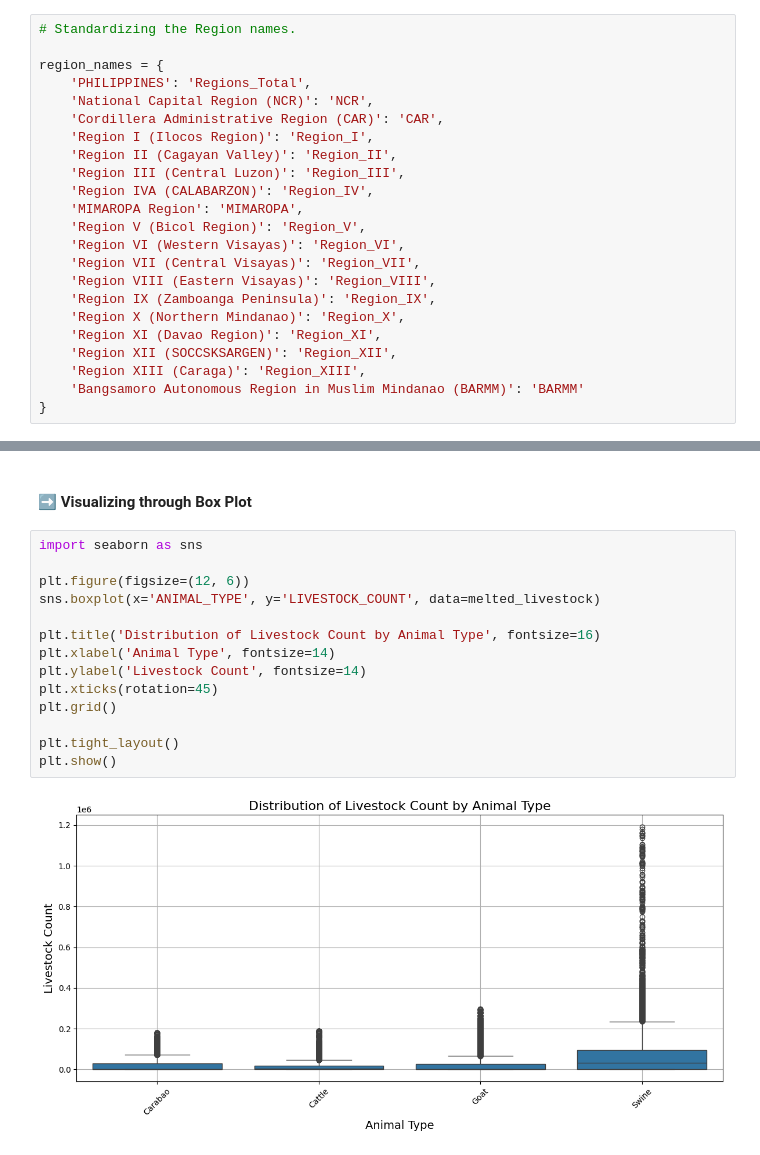
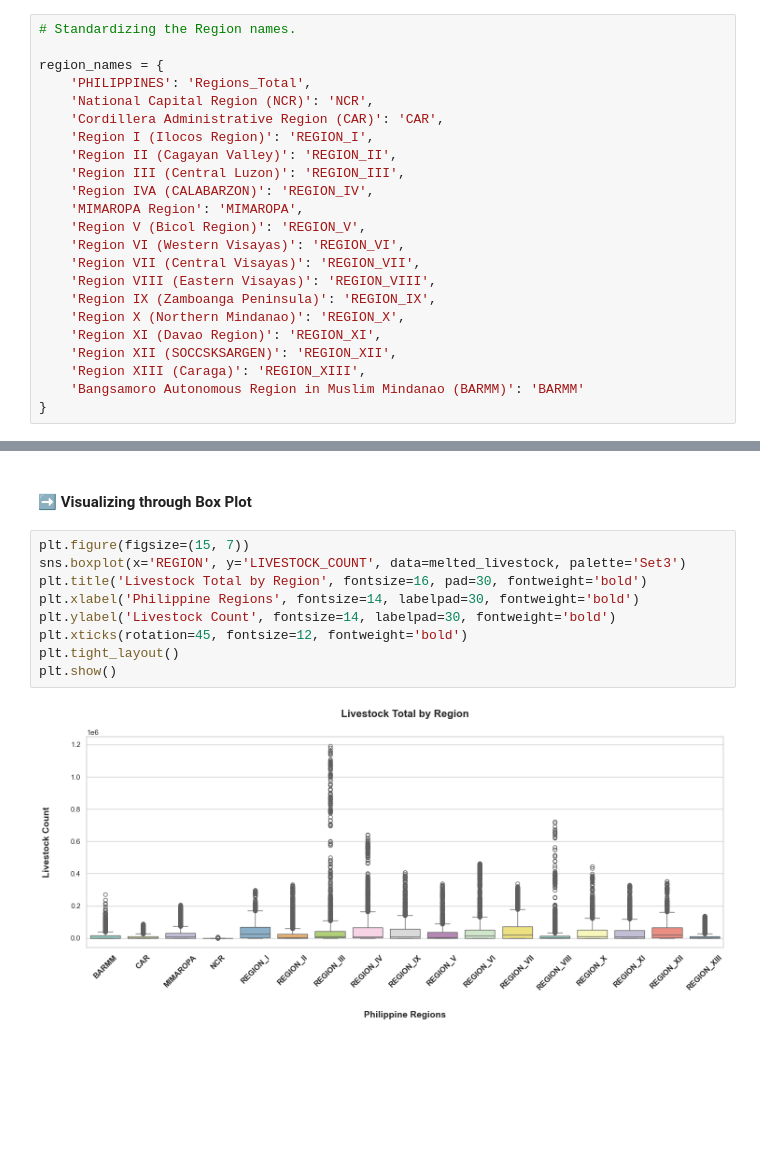
Before and after one commit to alpacaShiro/Livestock_Lifelines, a Jupyter notebook: Group2_4CSC_LivestockLifelines.ipynb, the cells around one changed output, grey strips where cells are left out. Saved outputs shown, nothing was run; the diff lists cells and outputs as text; blank space fills up the shorter version.

Commit message:
Added more Visualizations
1. Fixed the Bar Graphs
2. Fixed the TIme Series Analysis
3. Fixed the Box Plots
4. Added Scatter Plots

```diff
--- a/Group2_4CSC_LivestockLifelines.ipynb
+++ b/Group2_4CSC_LivestockLifelines.ipynb
@@ -580,20 +600,20 @@ region_names = {
     'PHILIPPINES': 'Regions_Total',
     'National Capital Region (NCR)': 'NCR',
     'Cordillera Administrative Region (CAR)': 'CAR',
-    'Region I (Ilocos Region)': 'Region_I',
-    'Region II (Cagayan Valley)': 'Region_II',
-    'Region III (Central Luzon)': 'Region_III',
-    'Region IVA (CALABARZON)': 'Region_IV',
+    'Region I (Ilocos Region)': 'REGION_I',
+    'Region II (Cagayan Valley)': 'REGION_II',
+    'Region III (Central Luzon)': 'REGION_III',
+    'Region IVA (CALABARZON)': 'REGION_IV',
     'MIMAROPA Region': 'MIMAROPA',
-    'Region V (Bicol Region)': 'Region_V',
-    'Region VI (Western Visayas)': 'Region_VI',
-    'Region VII (Central Visayas)': 'Region_VII',
-    'Region VIII (Eastern Visayas)': 'Region_VIII',
-    'Region IX (Zamboanga Peninsula)': 'Region_IX',
-    'Region X (Northern Mindanao)': 'Region_X',
-    'Region XI (Davao Region)': 'Region_XI',
-    'Region XII (SOCCSKSARGEN)': 'Region_XII',
-    'Region XIII (Caraga)': 'Region_XIII',
+    'Region V (Bicol Region)': 'REGION_V',
+    'Region VI (Western Visayas)': 'REGION_VI',
+    'Region VII (Central Visayas)': 'REGION_VII',
+    'Region VIII (Eastern Visayas)': 'REGION_VIII',
+    'Region IX (Zamboanga Peninsula)': 'REGION_IX',
+    'Region X (Northern Mindanao)': 'REGION_X',
+    'Region XI (Davao Region)': 'REGION_XI',
+    'Region XII (SOCCSKSARGEN)': 'REGION_XII',
+    'Region XIII (Caraga)': 'REGION_XIII',
     'Bangsamoro Autonomous Region in Muslim Mindanao (BARMM)': 'BARMM'
 }
 # %%
@@ -1059,18 +1614,13 @@ plt.show()
 # %% [markdown]
 #### ➡️ Visualizing through Box Plot
 # %%
-import seaborn as sns
-
-plt.figure(figsize=(12, 6))
-sns.boxplot(x='ANIMAL_TYPE', y='LIVESTOCK_COUNT', data=melted_livestock)
-
-plt.title('Distribution of Livestock Count by Animal Type', fontsize=16)
-plt.xlabel('Animal Type', fontsize=14)
-plt.ylabel('Livestock Count', fontsize=14)
-plt.xticks(rotation=45)
-plt.grid()
-
+plt.figure(figsize=(15, 7))
+sns.boxplot(x='REGION', y='LIVESTOCK_COUNT', data=melted_livestock, palette='Set3')
+plt.title('Livestock Total by Region', fontsize=16, pad=30, fontweight='bold')
+plt.xlabel('Philippine Regions', fontsize=14, labelpad=30, fontweight='bold')
+plt.ylabel('Livestock Count', fontsize=14, labelpad=30, fontweight='bold')
+plt.xticks(rotation=45, fontsize=12, fontweight='bold')
 plt.tight_layout()
 plt.show()
 # %% [output]
-[figure, old version]
+[figure, new version]
```
Also changed, not shown: parts of 29 cells of this notebook.
